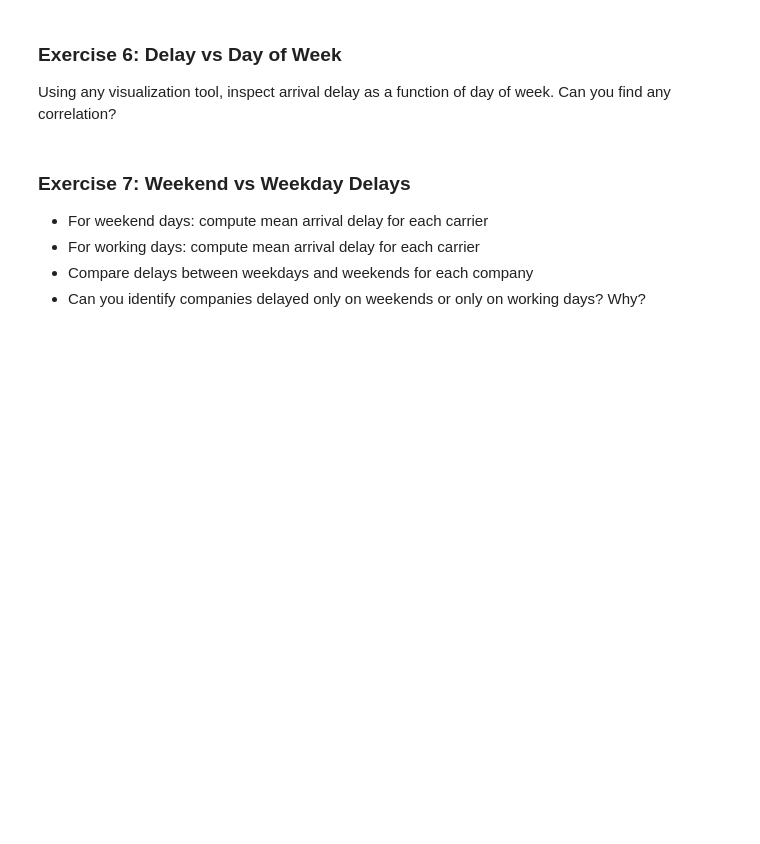
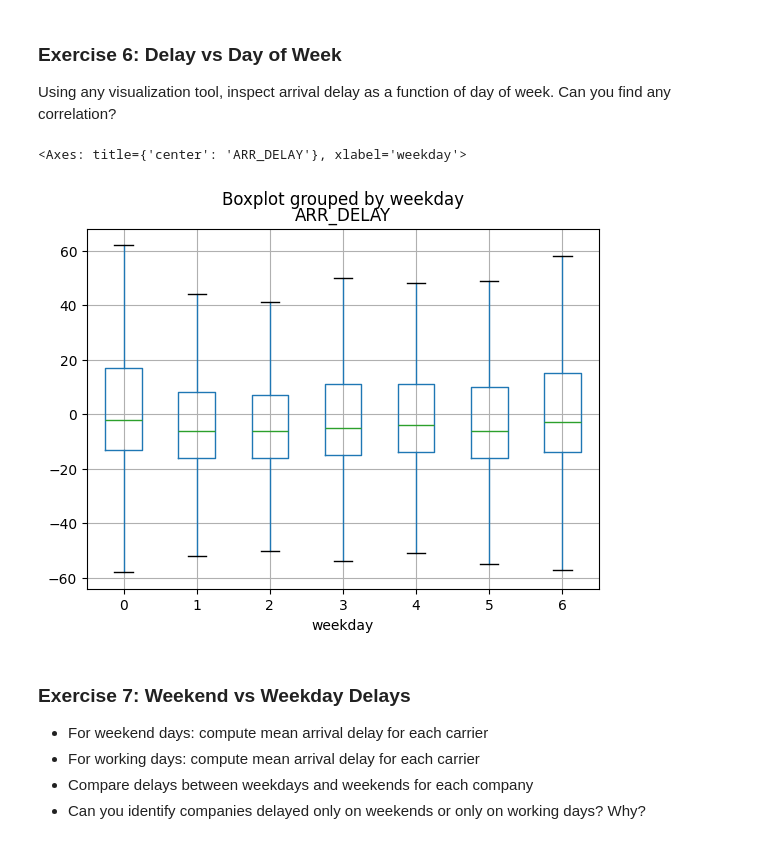
Before and after one commit to Mehrboddx/MyRandomMLPractices, a Jupyter notebook: machine_learning/Day1/Lab2.ipynb, the cells around one changed output. Drawn from its saved outputs; the diff is of its cells as text; code cells hidden in the pictures; blank space fills up the shorter version.

```diff
--- a/machine_learning/Day1/Lab2.ipynb
+++ b/machine_learning/Day1/Lab2.ipynb
@@ -232,3 +298,7 @@ For categories **amenities** and **shop**, compute the pairwise correlation betw
 ### Exercise 1: Load Dataset
 Load the Flight Delay dataset using Pandas APIs.
 - Use the `parse_dates` argument of `read_csv()` for timestamps so you can work with datetime values.
+# %%
+import pandas as pd
+flight_data = pd.read_csv("831394006_T_ONTIME.csv", parse_dates=["FL_DATE"])
+flight_data.head()
@@ -243,3 +354,6 @@ Use `info()` and `describe()` methods to analyze record distribution:
 # %% [markdown]
 ### Exercise 3: Filter Canceled Flights
 Remove all canceled flights from the dataset.
+# %%
+not_canceled = flight_data[flight_data["CANCELLED"] == 0].drop(columns=["CANCELLED", "CANCELLATION_CODE"])
+not_canceled.sample(5)
@@ -253,3 +388,7 @@ Answer the following questions using any pandas method:
 Add two new columns to your DataFrame:
 - `weekday`: day of the week as integer (check Pandas `dayofweek` attribute)
 - `delaydelta`: difference between arrival delay and departure delay
+# %%
+not_canceled["weekday"] = not_canceled["FL_DATE"].dt.weekday
+not_canceled['delaydelta'] = not_canceled["ARR_DELAY"] - not_canceled["DEP_DELAY"]
+not_canceled.sample(5)
@@ -256,6 +403,11 @@ Add two new columns to your DataFrame:
 # %% [markdown]
 ### Exercise 6: Delay vs Day of Week
 Using any visualization tool, inspect arrival delay as a function of day of week. Can you find any correlation?
+# %%
+not_canceled.boxplot(by='weekday', column='ARR_DELAY', showfliers=False)
+# %% [output]
+<Axes: title={'center': 'ARR_DELAY'}, xlabel='weekday'>
+[figure, added]
 # %% [markdown]
 ### Exercise 7: Weekend vs Weekday Delays
 - For weekend days: compute mean arrival delay for each carrier
```
Also changed, not shown: parts of 18 cells of this notebook.
